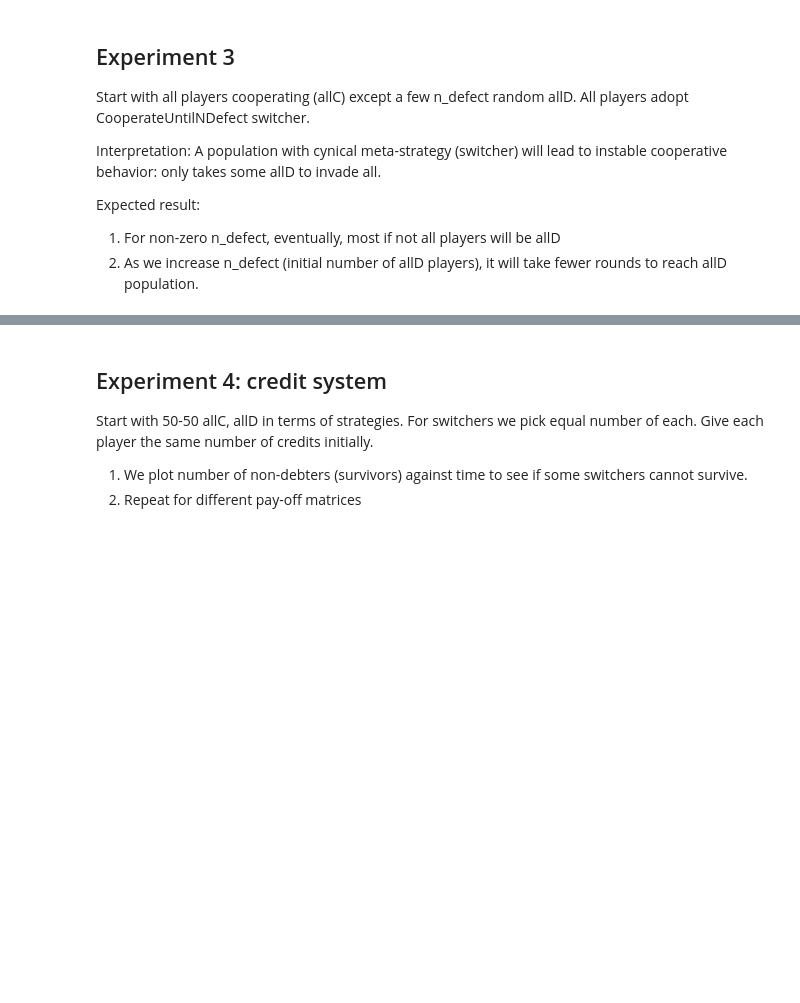
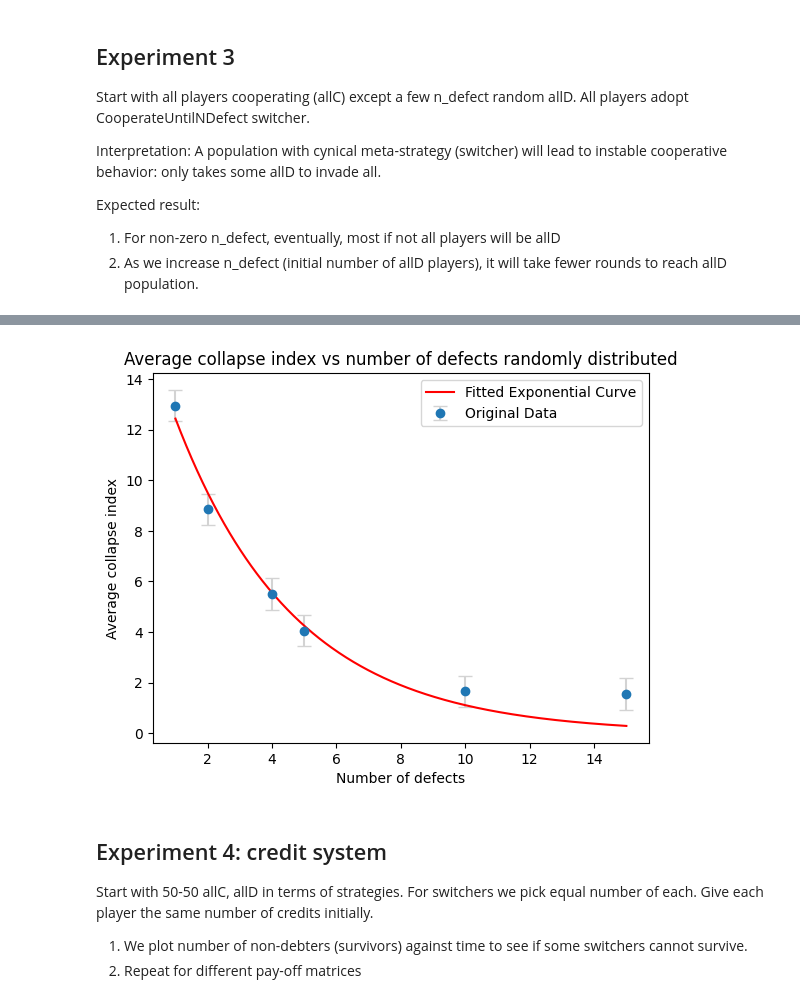
Before and after one commit to shriramch/SimPD, a Jupyter notebook: ipd.ipynb, the cells around one changed output, grey strips where cells are left out. Drawn from its saved outputs; the diff is of its cells as text; code cells hidden in the pictures; blank space fills up the shorter version.

```diff
--- a/ipd.ipynb
+++ b/ipd.ipynb
@@ -853,3 +942,40 @@ dff = s.plot_evolution()
+# %%
+from scipy.optimize import curve_fit
+
+# Define the exponential function
+def exp_decay_func(x, a, b):
+    return a * np.exp(-b * x)
+
+
+defect_num = np.array(defect_num)
+# Perform the curve fitting
+params, _ = curve_fit(exp_decay_func, defect_num, collapse_points)
+a, b = params[0], params[1]
+
+# Generate a denser set of x-values for the smoother curve
+x_dense = np.linspace(defect_num.min(), defect_num.max(), 500)
+
+# Calculate the fitted y-values for the denser x-values
+fitted_y_dense = exp_decay_func(x_dense, a, b)
+
+# Calculate residuals and the standard deviation
+residuals = collapse_points - exp_decay_func(defect_num, a, b)
+std_dev = np.std(residuals)
+
+# Create the plot
+plt.errorbar(defect_num, collapse_points, yerr=std_dev, fmt='o', label='Original Data', ecolor='lightgray', capsize=5)
+plt.plot(x_dense, fitted_y_dense, label='Fitted Exponential Curve', color='red')
+
+# Add labels, title, and legend
+plt.xlabel('Number of defects')
+plt.ylabel('Average collapse index')
+plt.title('Average collapse index vs number of defects randomly distributed')
+plt.legend()
+
+# Show the plot
+plt.show()
+# %% [output]
+[figure, added]
 # %% [markdown]
 ## Experiment 4: credit system
 
```
Also changed, not shown: parts of 28 cells of this notebook.
